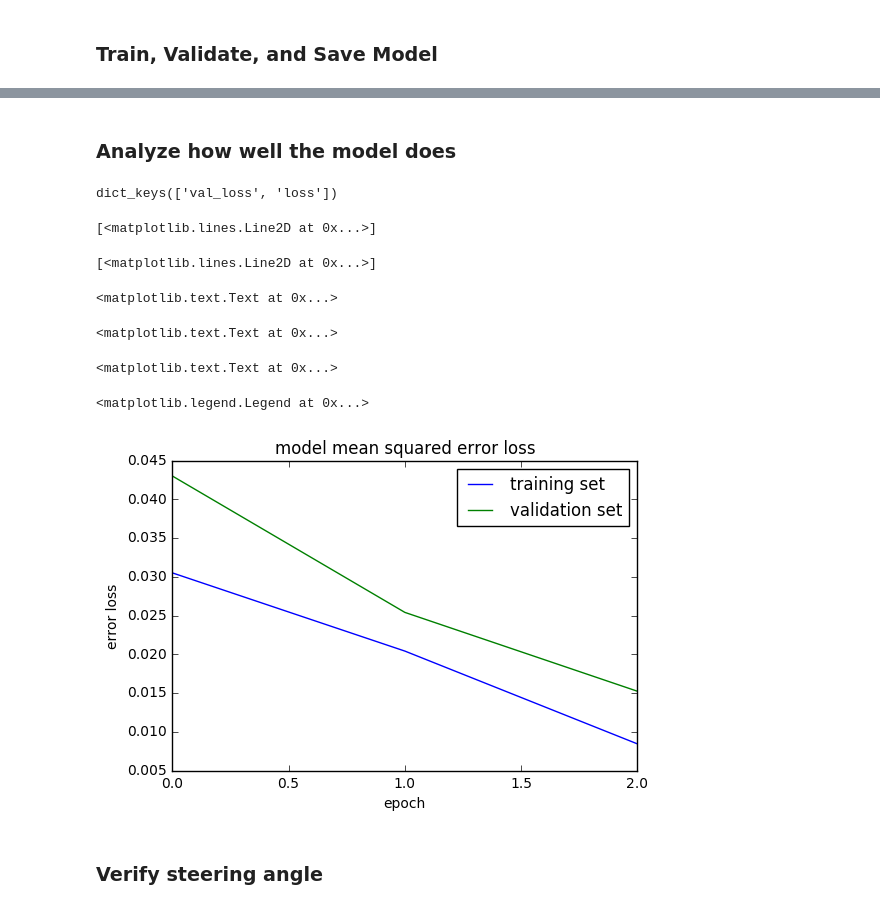
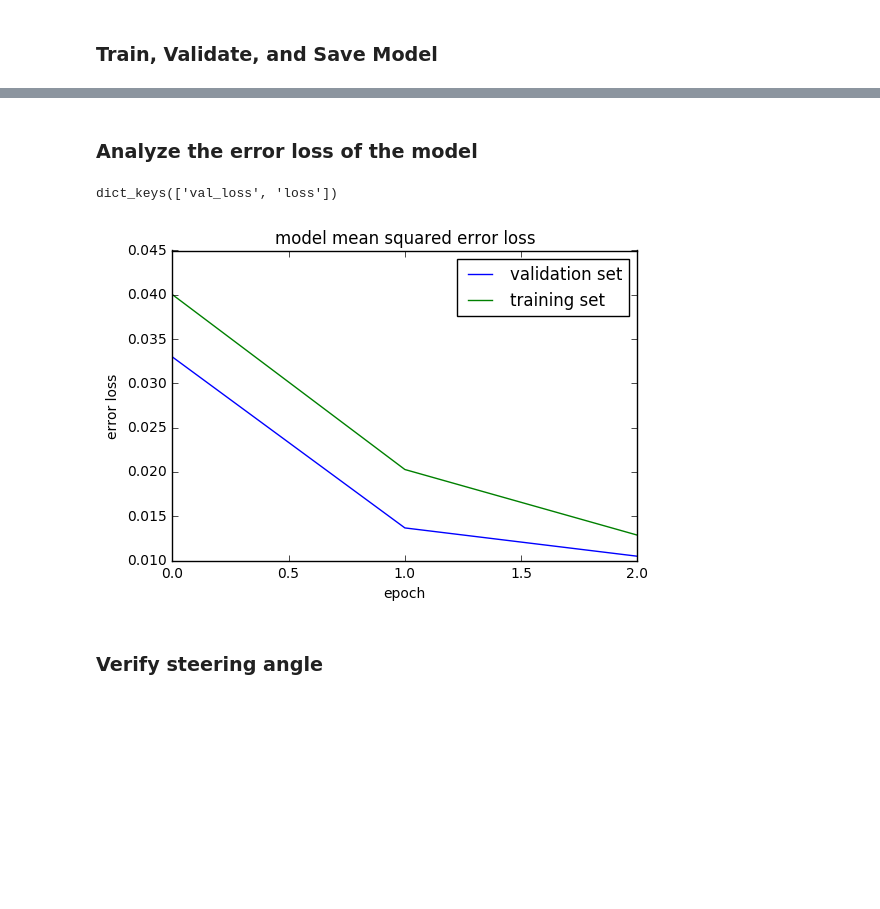
Before and after one commit to JLee21/Udacity-Self-Driving-Car-NanoDegree-Term-1, a Jupyter notebook: p3-behavioural-cloning/carnd-behavioral-cloning-p3/ai-model-notebook.ipynb, the cells around one changed output, grey strips where cells are left out. Drawn from its saved outputs; the diff is of its cells as text; code cells hidden in the pictures; blank space fills up the shorter version.

```diff
--- a/p3-behavioural-cloning/carnd-behavioral-cloning-p3/ai-model-notebook.ipynb
+++ b/p3-behavioural-cloning/carnd-behavioral-cloning-p3/ai-model-notebook.ipynb
@@ -147,15 +144,14 @@ def consolidate(path_to_folders, print_verbose=True):
 '\nTHE GOAL\n\n1.) Take a peak at the folders that contain the driving data\n2.) Consolidate all the CSV files into a single list\n3.) We will NOT augment or trim down any of the data in this script\n ...
 # %%
 image_path = r'D:\SDC\p3-Behavioural-Cloning\p3-behavorial-cloning\ricky'
-# lines[0]
+lines = []
 lines = consolidate(image_path, print_verbose=False)
 print('\nNumber of unprocessed images ==>\t', len(lines))
 assert len(lines) > 0, "You've got no lines"
-train_samples, validation_samples = train_test_split(lines, test_size=0.3)
+train_samples, validation_samples = train_test_split(lines, test_size=0.2)
 for i in range(len(lines)):
     if lines[i][1] is not '':
         print('{}\n{}\n{}'.format(lines[i][0], lines[i][1], lines[i][2]));
-
     if i > 10: break
 # %% [output]
 Parsing                 ==> clockwise
@@ -242,7 +238,7 @@ def translate(img, steer, trans_amt):
     pass
 
 def add_left_right_cameras(csv_line, angle, str_offset=0.25):
-#     if abs(angle) > 0.5 : exit
+    if angle != 0.0: exit
 
     left_pic = cv2.imread(csv_line[1])
     right_pic = cv2.imread(csv_line[2])
@@ -272,9 +268,9 @@ def generator(samples, batch_size=16):
                 assert image !=None, 'Looks like you may have the wrong IMG destination\n{batch}'.format(batch_sample[0])
 
                 left_right = False
-                dice = np.random.randint(0,2) # Select 1 in 3 udacity images
+                dice = np.random.randint(2)
                 if 'udacity' in batch_sample[0]:
-#                     if dice == 0:
+
                     lf_pic, lf_ang, rt_pic, rt_ang = add_left_right_cameras(batch_sample, angle)
                     left_right = True
 
@@ -297,6 +293,9 @@ def generator(samples, batch_size=16):
                     lf_pic_resize = resize(lf_pic_hsv)
                     images.append(lf_pic_resize[...,1,None])
                     angles.append(lf_ang)
+                    # Flip
+                    images.append(flip(lf_pic_resize)[...,1,None])
+                    angles.append(lf_ang*-1.0)
 
                 # Process Right camera
                 if left_right:
@@ -304,6 +303,9 @@ def generator(samples, batch_size=16):
                     rt_pic_resize = resize(rt_pic_hsv)
                     images.append(rt_pic_resize[...,1,None])
                     angles.append(rt_ang)
+                    # Flip
+                    images.append(flip(rt_pic_resize)[...,1,None])
+                    angles.append(rt_ang*-1.0)
 
             X_train = np.array(images)
             y_train = np.array(angles)
@@ -372,18 +376,18 @@ model.add(Cropping2D(cropping=((14,5),(0,0)), input_shape=(64, 64, 1)))
 model.add(Lambda(lambda x: x / 255.0 - 0.5))
 model.add(Convolution2D(32, 5, 5, border_mode='same', name='conv1'))
 model.add(Activation('relu'))
-model.add(MaxPooling2D(pool_size=(3,3)))
+model.add(MaxPooling2D(pool_size=(2,2)))
 model.add(Convolution2D(64, 5, 5, border_mode='same', name='conv2'))
 model.add(Activation('relu'))
-model.add(MaxPooling2D(pool_size=(3,3)))
+model.add(MaxPooling2D(pool_size=(2,2)))
+model.add(Dropout(0.25))
 model.add(Convolution2D(128, 3, 3, border_mode='same', name='conv3'))
 model.add(Activation('relu'))
-# model.add(MaxPooling2D(pool_size=(5,5)))
+model.add(MaxPooling2D(pool_size=(2,2)))
+model.add(Flatten())
+model.add(Dense(512))
+model.add(Activation('relu'))
 model.add(Dropout(0.25))
-model.add(Flatten())
-model.add(Dense(1000))
-model.add(Activation('relu'))
-model.add(Dropout(0.15))
 model.add(Dense(100))
 model.add(Activation('relu'))
 model.add(Dense(50))
@@ -419,5 +422,5 @@ model <method-wrapper '__str__' of Sequential object at 0x...> saved
 # %% [markdown]
-### Analyze how well the model does
+### Analyze the error loss of the model
 # %%
 print(history_object.history.keys())
 # %% [output]
@@ -425,19 +428,13 @@ dict_keys(['val_loss', 'loss'])
 # %%
 plt.plot(history_object.history['val_loss'])
 plt.plot(history_object.history['loss'])
 plt.title('model mean squared error loss')
 plt.ylabel('error loss')
 plt.xlabel('epoch')
-plt.legend(['training set', 'validation set'], loc='upper right')
-plt.show()
+plt.legend(['validation set', 'training set'], loc='upper right')
+plt.show();
 # %% [output]
-[<matplotlib.lines.Line2D at 0x...>]
-[<matplotlib.lines.Line2D at 0x...>]
-<matplotlib.text.Text at 0x...>
-<matplotlib.text.Text at 0x...>
-<matplotlib.text.Text at 0x...>
-<matplotlib.legend.Legend at 0x...>
-[figure, old version]
+[figure, new version]
 # %% [markdown]
 ### Verify steering angle
 # %%
```
Also changed, not shown: parts of 6 cells of this notebook.
